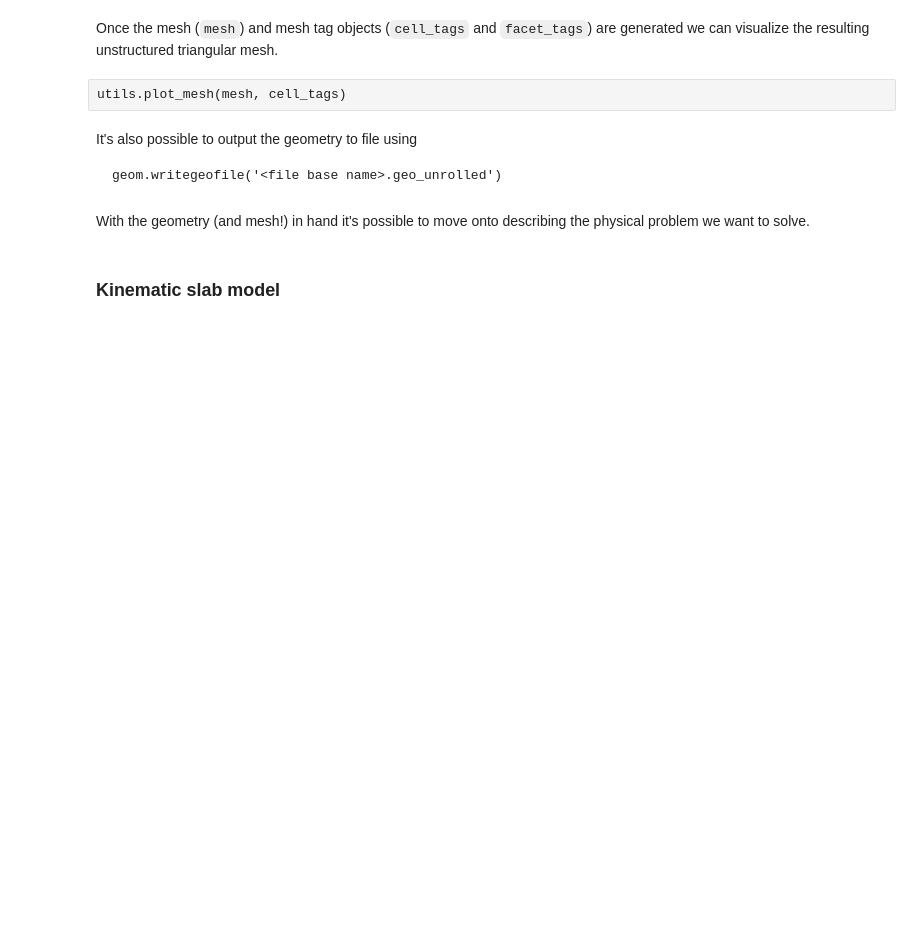
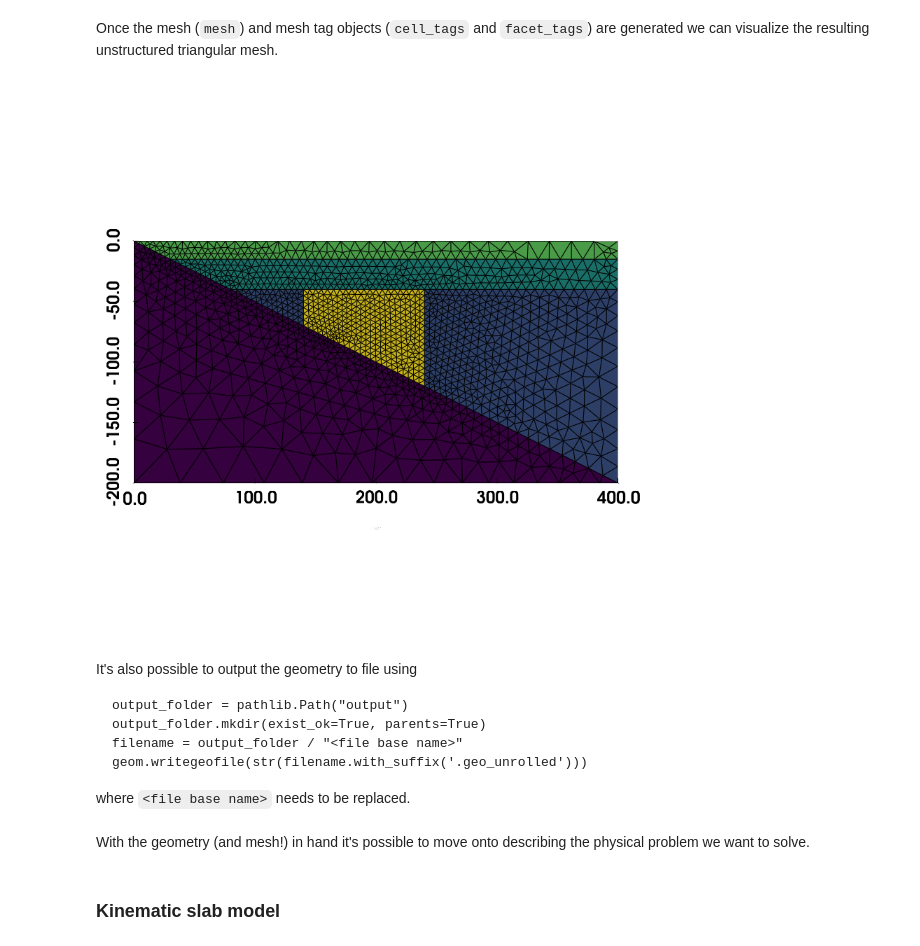
Before and after one commit to cianwilson/fenicsx_subduction, a Jupyter notebook: notebooks/SubductionBenchmark.ipynb, the cells around one changed output. Drawn from its saved outputs; the diff is of its cells as text; code cells hidden in the pictures; blank space fills up the shorter version.

````diff
--- a/notebooks/SubductionBenchmark.ipynb
+++ b/notebooks/SubductionBenchmark.ipynb
@@ -389,0 +437,2 @@ mesh, cell_tags, facet_tags = geom.generatemesh()
+# %%
+mesh, cell_tags, facet_tags = geom.generatemesh()
@@ -390,12 +457,19 @@ mesh, cell_tags, facet_tags = geom.generatemesh()
 # %% [markdown]
 Once the mesh (`mesh`) and mesh tag objects (`cell_tags` and `facet_tags`) are generated we can visualize the resulting unstructured triangular mesh.
-# %% [raw]
-utils.plot_mesh(mesh, cell_tags)
+# %%
+utils.plot_mesh(mesh, cell_tags)
+# %% [output]
+[figure, added]
 # %% [markdown]
 It's also possible to output the geometry to file using
 ```
-geom.writegeofile('<file base name>.geo_unrolled')
+output_folder = pathlib.Path("output")
+output_folder.mkdir(exist_ok=True, parents=True)
+filename = output_folder / "<file base name>"
+geom.writegeofile(str(filename.with_suffix('.geo_unrolled')))
 ```
+
+where `<file base name>` needs to be replaced.
 # %% [markdown]
 With the geometry (and mesh!) in hand it's possible to move onto describing the physical problem we want to solve.
 # %% [markdown]
````
Also changed, not shown: parts of 53 cells of this notebook, 2 other files.
